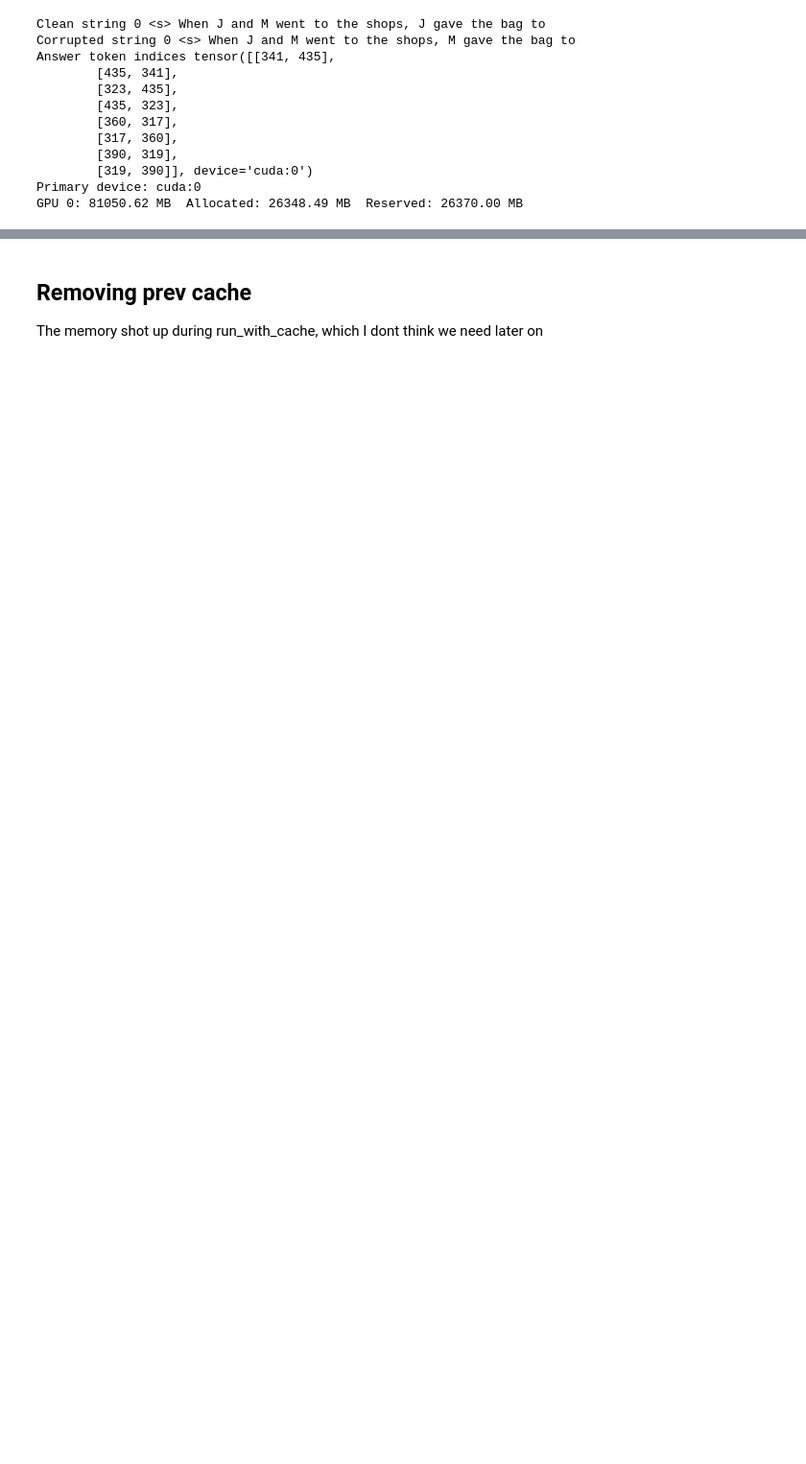
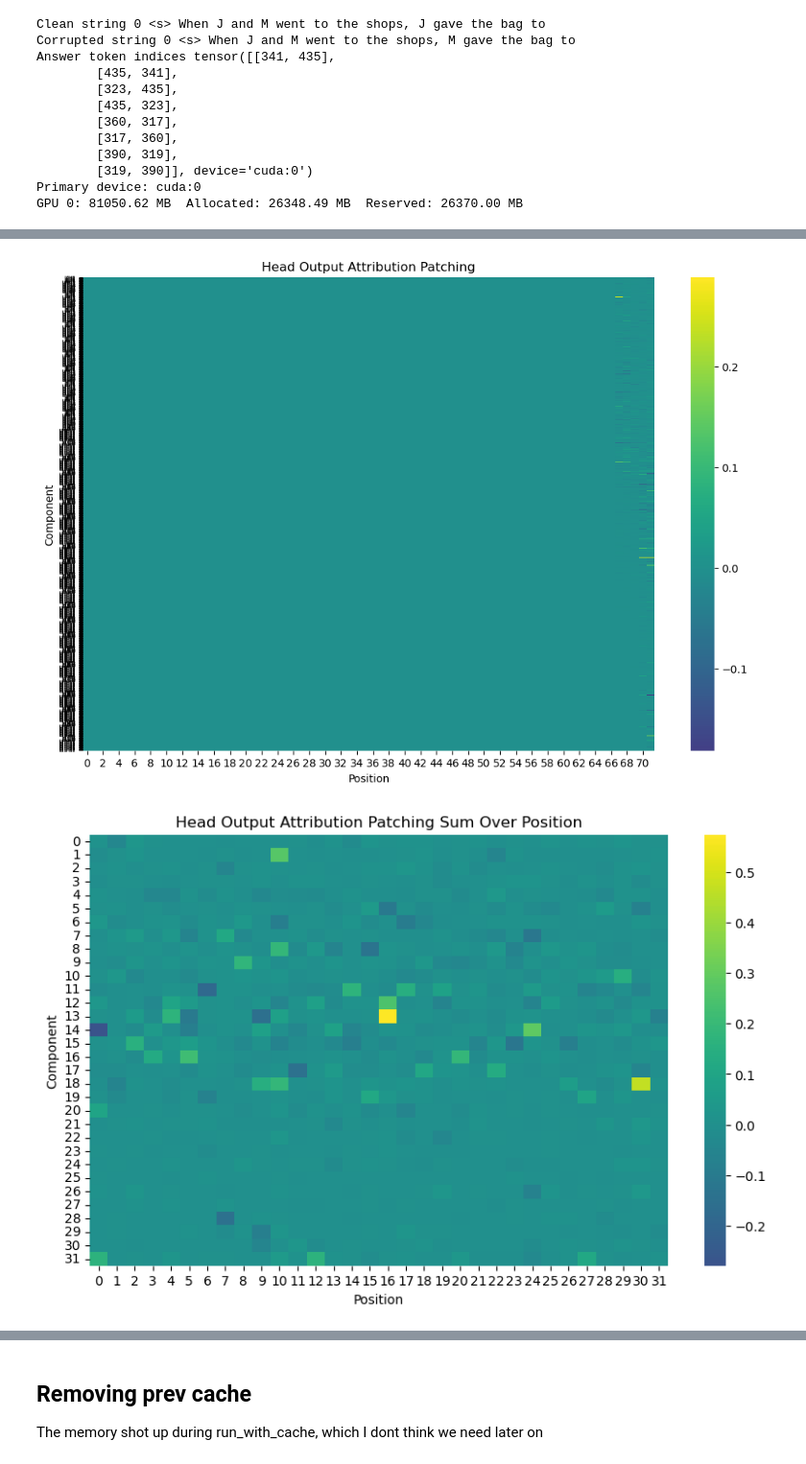
Before and after one commit to NainaniJatinZ/MechInterpCodeLLMs, a Jupyter notebook: experiments/InfoRetrieval/AttributionPatching.ipynb, the cells around one changed output, grey strips where cells are left out. Shown at 96% size. Saved outputs shown, nothing was run; the diff lists cells and outputs as text; code cells hidden in the pictures; blank space fills up the shorter version.

```diff
--- a/experiments/InfoRetrieval/AttributionPatching.ipynb
+++ b/experiments/InfoRetrieval/AttributionPatching.ipynb
@@ -158,0 +915,24 @@ GPU 0: 81050.62 MB  Allocated: 26348.49 MB  Reserved: 26370.00 MB
+# %%
+HEAD_NAMES = [
+    f"L{l}H{h}" for l in range(model.cfg.n_layers) for h in range(model.cfg.n_heads)
+]
+HEAD_NAMES_SIGNED = [f"{name}{sign}" for name in HEAD_NAMES for sign in ["+", "-"]]
+HEAD_NAMES_QKV = [
+    f"{name}{act_name}" for name in HEAD_NAMES for act_name in ["Q", "K", "V"]
+]
+print(HEAD_NAMES[:5])
+print(HEAD_NAMES_SIGNED[:5])
+print(HEAD_NAMES_QKV[:5])
+
+head_out_attr, head_out_labels = attr_patch_head_out(
+    clean_cache, corrupted_cache, corrupted_grad_cache, "cpu"
+)
+
+sum_head_out_attr = einops.reduce(
+    head_out_attr,
+    "(layer head) pos -> layer head",
+    "sum",
+    layer=model.cfg.n_layers,
+    head=model.cfg.n_heads,
+)
+check_gpu_memory()
@@ -158,0 +947,18 @@ GPU 0: 81050.62 MB  Allocated: 26348.49 MB  Reserved: 26370.00 MB
+# %%
+plt.figure(figsize=(12, 8))
+sns.heatmap(head_out_attr.detach().numpy(), yticklabels=head_out_labels, annot=False, cmap='viridis', center=0)
+plt.yticks(fontsize = 4)
+plt.xlabel('Position')
+plt.ylabel('Component')
+plt.title('Head Output Attribution Patching')
+plt.show()
+
+plt.figure(figsize=(10, 6))
+sns.heatmap(sum_head_out_attr.detach().numpy(), annot=False, cmap='viridis', center=0)
+plt.xlabel('Position')
+plt.ylabel('Component')
+plt.title('Head Output Attribution Patching Sum Over Position')
+plt.show()
+# %% [output]
+[figure, added]
+[figure, added]
```
Also changed, not shown: parts of 71 cells of this notebook, 2 other files.
